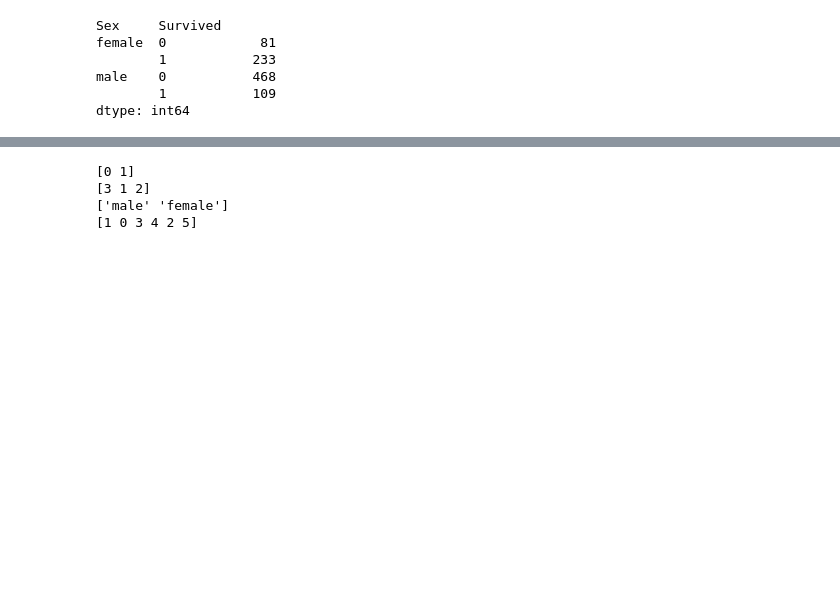
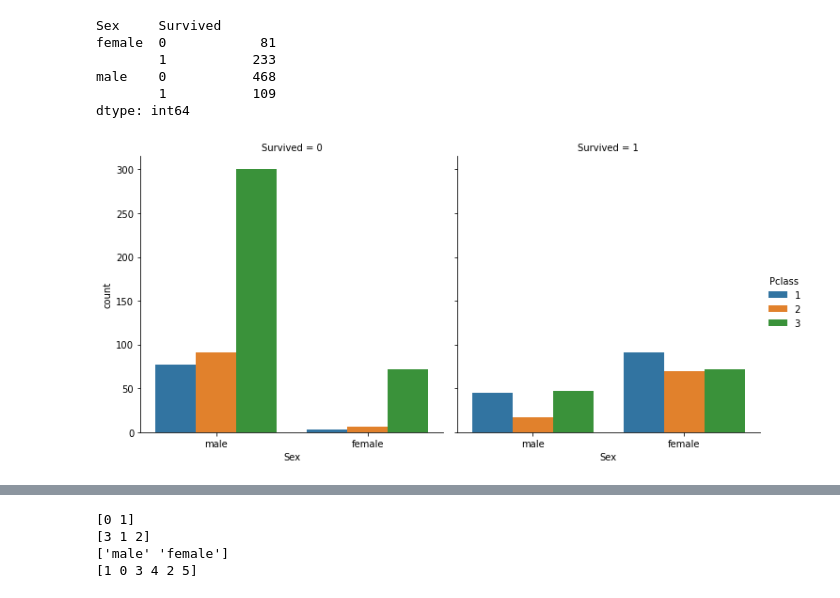
Before and after one commit to Cesar421/Titanic, a Jupyter notebook: JupyterMODEL.ipynb, the cells around one changed output, grey strips where cells are left out. Saved outputs shown, nothing was run; the diff lists cells and outputs as text; code cells hidden in the pictures; blank space fills up the shorter version.

Commit message:
Data exploration 4

```diff
--- a/JupyterMODEL.ipynb
+++ b/JupyterMODEL.ipynb
@@ -258,3 +258,8 @@ female  0            81
 male    0           468
         1           109
 dtype: int64
+# %%
+sns.catplot(x="Sex", col="Survived",hue="Pclass", kind="count", data=df_train_original)
+plt.show()
+# %% [output]
+[figure, added]
```
Also changed, not shown: parts of 2 cells of this notebook.
